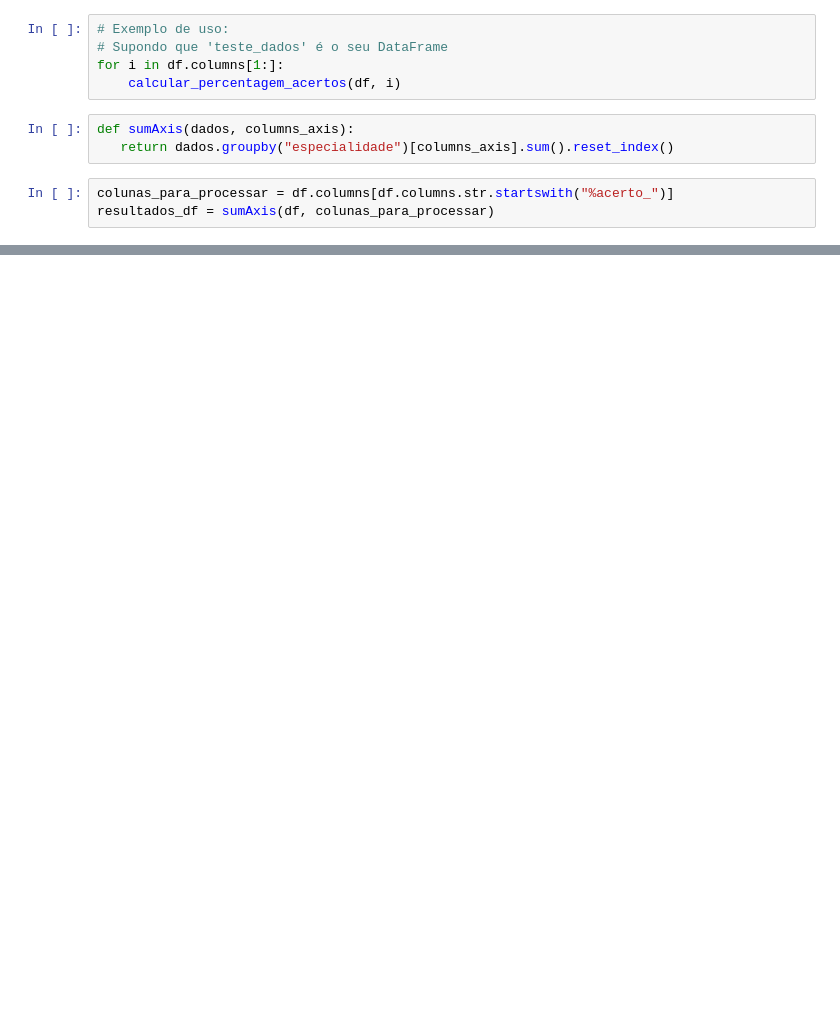
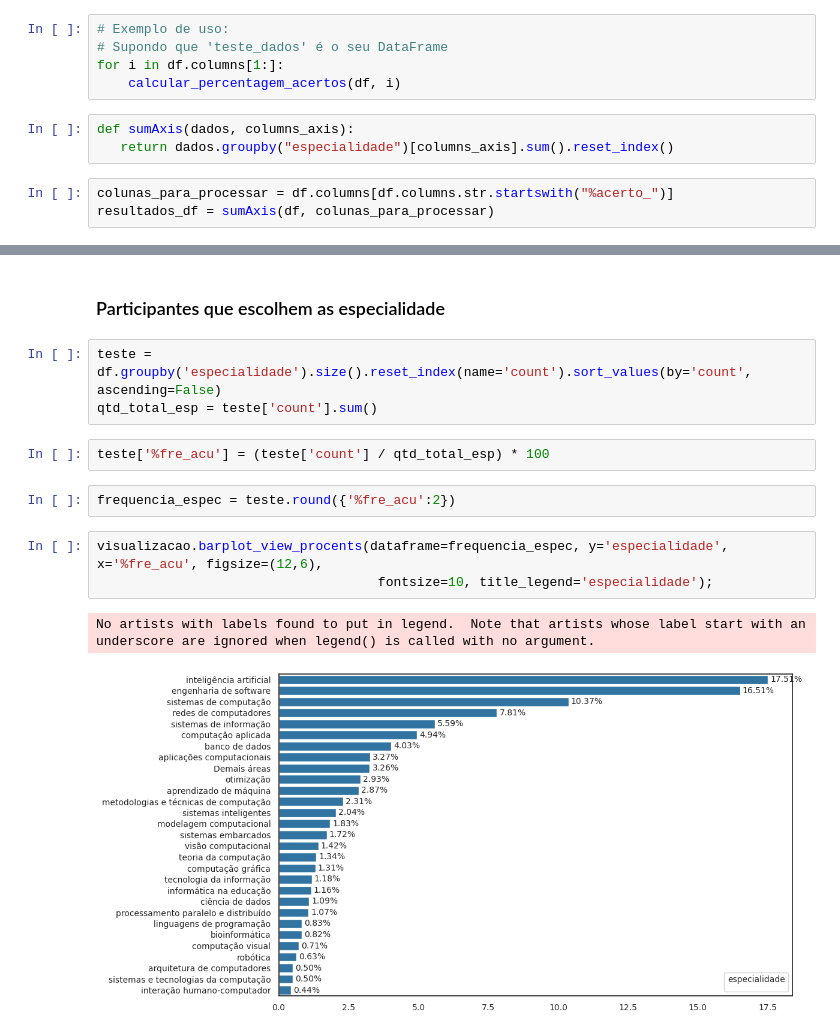
Before and after one commit to jeancarloscc/OrientPOSCOMP-System, a Jupyter notebook: notebooks/3.1-jc-axis_exploratory_analysis.ipynb, the cells around one changed output, grey strips where cells are left out. Saved outputs shown, nothing was run; the diff lists cells and outputs as text; blank space fills up the shorter version.

```diff
--- a/notebooks/3.1-jc-axis_exploratory_analysis.ipynb
+++ b/notebooks/3.1-jc-axis_exploratory_analysis.ipynb
@@ -106,0 +99,15 @@ resultados_df = resultados_df.round()
+# %% [markdown]
+### Participantes que escolhem as especialidade
+# %%
+teste = df.groupby('especialidade').size().reset_index(name='count').sort_values(by='count', ascending=False)
+qtd_total_esp = teste['count'].sum()
+# %%
+teste['%fre_acu'] = (teste['count'] / qtd_total_esp) * 100
+# %%
+frequencia_espec = teste.round({'%fre_acu':2})
+# %%
+visualizacao.barplot_view_procents(dataframe=frequencia_espec, y='especialidade', x='%fre_acu', figsize=(12,6),
+                                    fontsize=10, title_legend='especialidade');
+# %% [output]
+No artists with labels found to put in legend.  Note that artists whose label start with an underscore are ignored when legend() is called with no argument.
+[figure, added]
```
Also changed, not shown: parts of 14 cells of this notebook, 27 other files.
